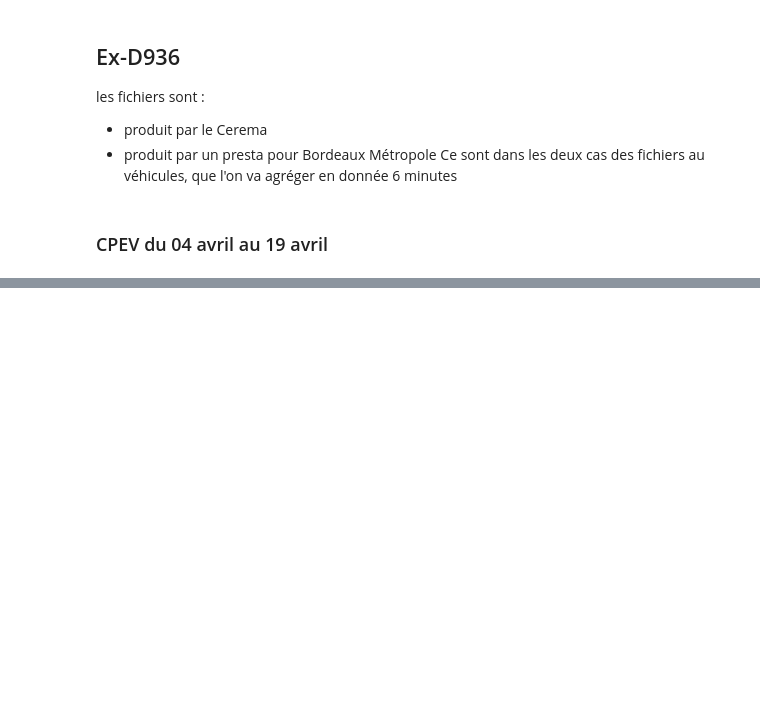
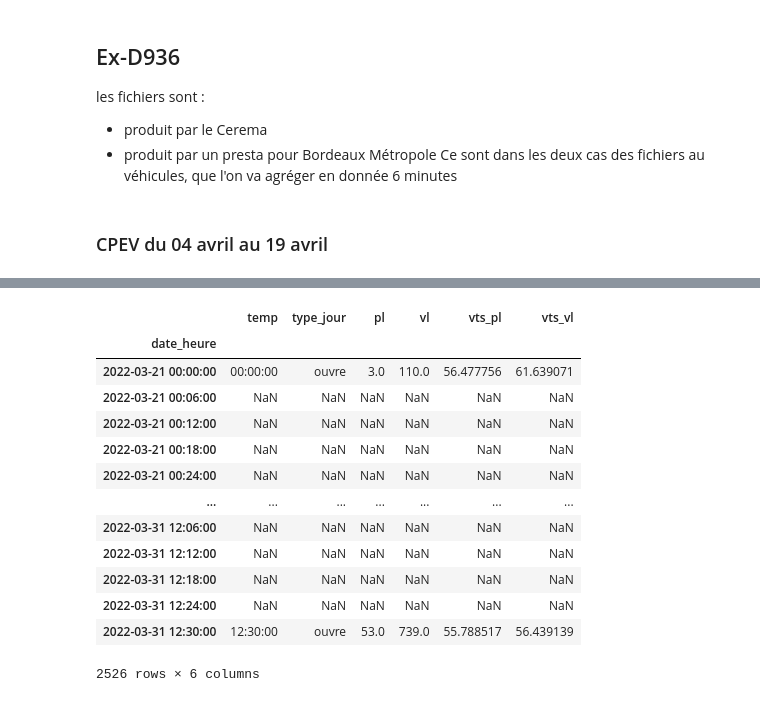
Before and after one commit to nantodevison/PPBE_BdxMet, a Jupyter notebook: notebooks/Import_donnees.ipynb, the cells around one changed output, grey strips where cells are left out. Cells and saved outputs as stored; diff of their text form; code cells hidden in the pictures; blank space fills up the shorter version.

```diff
--- a/notebooks/Import_donnees.ipynb
+++ b/notebooks/Import_donnees.ipynb
@@ -235,0 +249,17 @@ dfEstimNan[['vts_pl', 'vts_vl']].ffill().rename(columns={'vts_pl': 'Vmoy_PL', 'v
+# %%
+dfEstimNan
+# %% [output]
+|  | temp | type_jour | pl | vl | vts_pl | vts_vl |
+| date_heure |  |  |  |  |  |  |
+| 2022-03-21 00:00:00 | 00:00:00 | ouvre | 3.0 | 110.0 | 56.477756 | 61.639071 |
+| 2022-03-21 00:06:00 | NaN | NaN | NaN | NaN | NaN | NaN |
+| 2022-03-21 00:12:00 | NaN | NaN | NaN | NaN | NaN | NaN |
+| 2022-03-21 00:18:00 | NaN | NaN | NaN | NaN | NaN | NaN |
+| 2022-03-21 00:24:00 | NaN | NaN | NaN | NaN | NaN | NaN |
+| ... | ... | ... | ... | ... | ... | ... |
+| 2022-03-31 12:06:00 | NaN | NaN | NaN | NaN | NaN | NaN |
+| 2022-03-31 12:12:00 | NaN | NaN | NaN | NaN | NaN | NaN |
+| 2022-03-31 12:18:00 | NaN | NaN | NaN | NaN | NaN | NaN |
+| 2022-03-31 12:24:00 | NaN | NaN | NaN | NaN | NaN | NaN |
+| 2022-03-31 12:30:00 | 12:30:00 | ouvre | 53.0 | 739.0 | 55.788517 | 56.439139 |
+2526 rows × 6 columns
```
Also changed, not shown: parts of 8 cells of this notebook, 5 other files.
